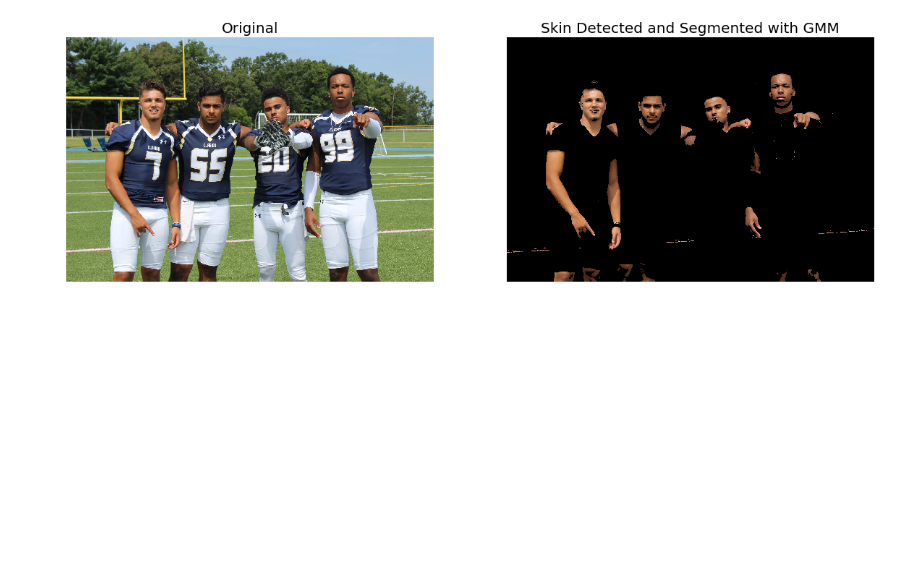
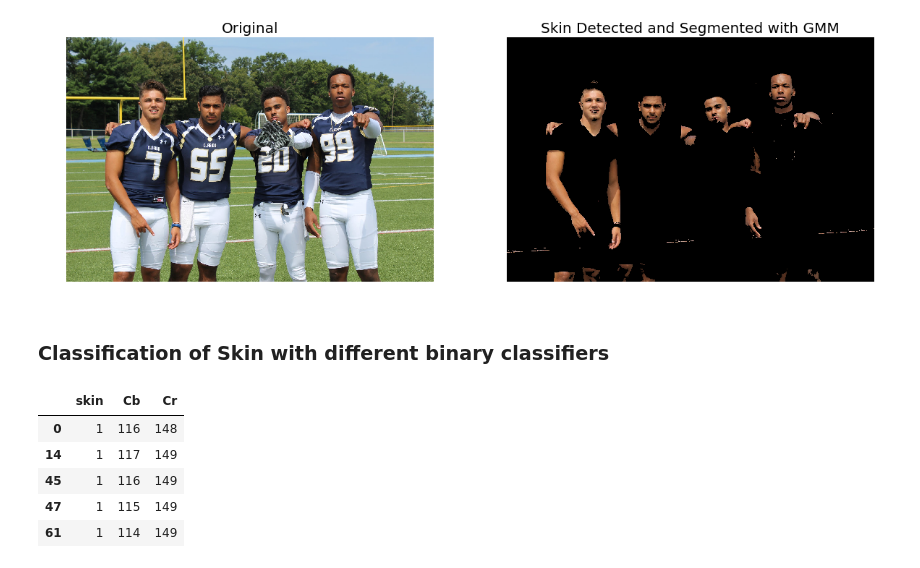
Before and after one commit to PacktPublishing/Python-Image-Processing-Cookbook, a Jupyter notebook: Chapter 06/Chapter06.ipynb, the cells around one changed output. Saved outputs shown, nothing was run; the diff lists cells and outputs as text; code cells hidden in the pictures; blank space fills up the shorter version.

```diff
--- a/Chapter 06/Chapter06.ipynb
+++ b/Chapter 06/Chapter06.ipynb
@@ -183,3 +183,29 @@ plt.subplot(122), plt.imshow(result), plt.axis('off'), plt.title('Skin Detected
 plt.show()
 # %% [output]
 [figure]
+# %% [markdown]
+### Classification of Skin with different binary classifiers
+# %%
+import numpy as np
+import matplotlib.pyplot as plt
+import pandas as pd
+from sklearn.tree import DecisionTreeClassifier
+from sklearn.naive_bayes import GaussianNB
+from sklearn.ensemble import GradientBoostingClassifier
+from sklearn.neighbors import KNeighborsClassifier
+
+df = pd.read_csv('images/Skin_NonSkin.txt', header=None, delim_whitespace=True)
+df.columns = ['B', 'G', 'R', 'skin']
+df.skin[df.skin == 2] = 0
+df['Cb'] = np.round(128 -.168736*df.R -.331364*df.G + .5*df.B).astype(int)
+df['Cr'] = np.round(128 +.5*df.R - .418688*df.G - .081312*df.B).astype(int)
+df.drop(['B','G','R'], axis=1, inplace=True)
+df.drop_duplicates(inplace=True)
+df.head()
+# %% [output]
+|  | skin | Cb | Cr |
+| 0 | 1 | 116 | 148 |
+| 14 | 1 | 117 | 149 |
+| 45 | 1 | 116 | 149 |
+| 47 | 1 | 115 | 149 |
+| 61 | 1 | 114 | 149 |
```
Also changed, not shown: parts of 3 cells of this notebook, 2 other files.
